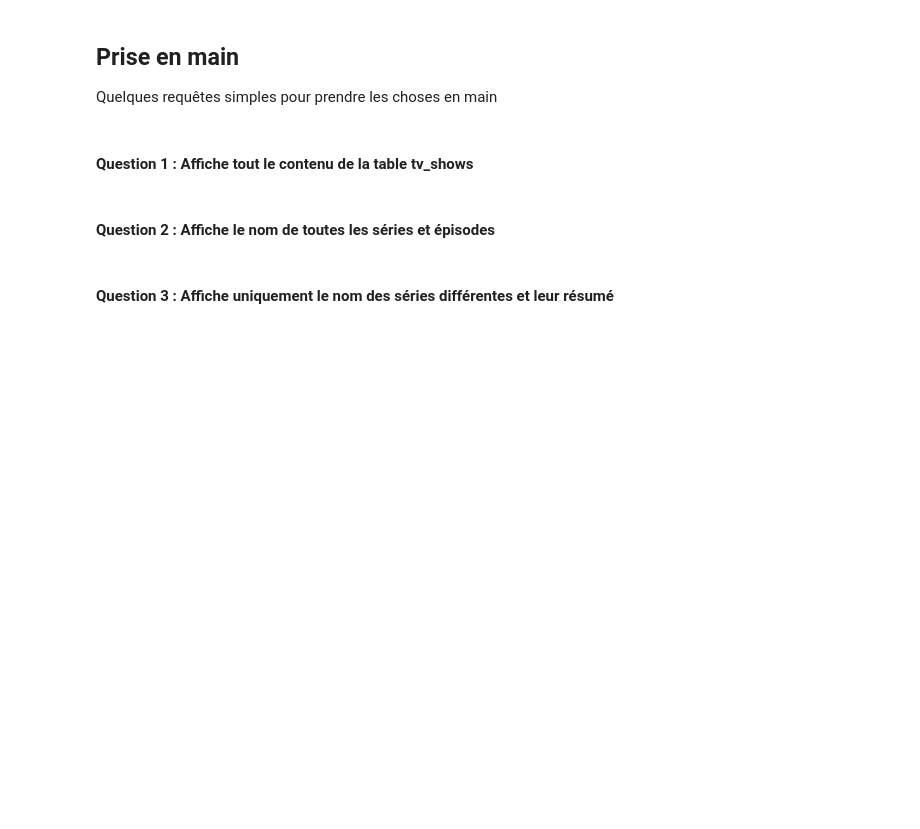
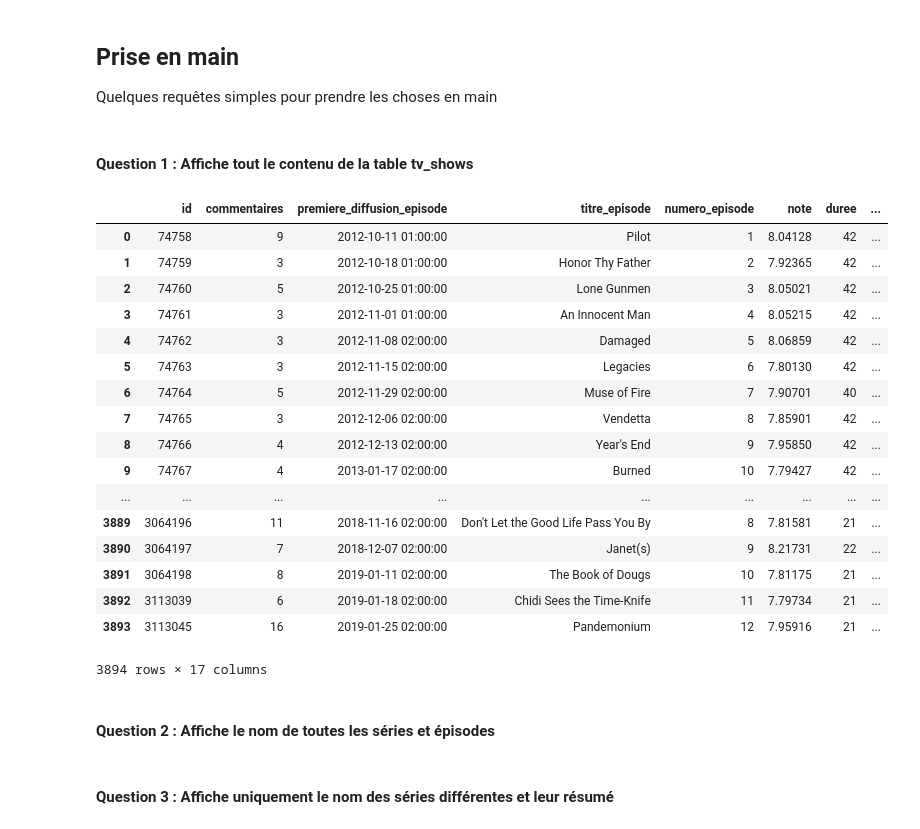
Before and after one commit to LucieBailly/ajc-tvshows, a Jupyter notebook: AJC.ipynb, the cells around one changed output. Cells and saved outputs as stored; diff of their text form; code cells hidden in the pictures; blank space fills up the shorter version.

```diff
--- a/AJC.ipynb
+++ b/AJC.ipynb
@@ -33,12 +26,33 @@ Quelques requêtes simples pour prendre les choses en main
 # %% [markdown]
 #### Question 1 : Affiche tout le contenu de la table tv_shows
 # %%
-execute_requete("""
+q = """
 
 SELECT
    ??
 FROM tv_shows
 
-    """)
+    """
+
+p.read_sql(q, conn)
+# %% [output]
+|  | id | commentaires | premiere_diffusion_episode | titre_episode | numero_episode | note | duree | ... |
+| 0 | 74758 | 9 | 2012-10-11 01:00:00 | Pilot | 1 | 8.04128 | 42 | ... |
+| 1 | 74759 | 3 | 2012-10-18 01:00:00 | Honor Thy Father | 2 | 7.92365 | 42 | ... |
+| 2 | 74760 | 5 | 2012-10-25 01:00:00 | Lone Gunmen | 3 | 8.05021 | 42 | ... |
+| 3 | 74761 | 3 | 2012-11-01 01:00:00 | An Innocent Man | 4 | 8.05215 | 42 | ... |
+| 4 | 74762 | 3 | 2012-11-08 02:00:00 | Damaged | 5 | 8.06859 | 42 | ... |
+| 5 | 74763 | 3 | 2012-11-15 02:00:00 | Legacies | 6 | 7.80130 | 42 | ... |
+| 6 | 74764 | 5 | 2012-11-29 02:00:00 | Muse of Fire | 7 | 7.90701 | 40 | ... |
+| 7 | 74765 | 3 | 2012-12-06 02:00:00 | Vendetta | 8 | 7.85901 | 42 | ... |
+| 8 | 74766 | 4 | 2012-12-13 02:00:00 | Year's End | 9 | 7.95850 | 42 | ... |
+| 9 | 74767 | 4 | 2013-01-17 02:00:00 | Burned | 10 | 7.79427 | 42 | ... |
+| ... | ... | ... | ... | ... | ... | ... | ... | ... |
+| 3889 | 3064196 | 11 | 2018-11-16 02:00:00 | Don't Let the Good Life Pass You By | 8 | 7.81581 | 21 | ... |
+| 3890 | 3064197 | 7 | 2018-12-07 02:00:00 | Janet(s) | 9 | 8.21731 | 22 | ... |
+| 3891 | 3064198 | 8 | 2019-01-11 02:00:00 | The Book of Dougs | 10 | 7.81175 | 21 | ... |
+| 3892 | 3113039 | 6 | 2019-01-18 02:00:00 | Chidi Sees the Time-Knife | 11 | 7.79734 | 21 | ... |
+| 3893 | 3113045 | 16 | 2019-01-25 02:00:00 | Pandemonium | 12 | 7.95916 | 21 | ... |
+3894 rows × 17 columns
 # %% [markdown]
 #### Question 2 : Affiche le nom de toutes les séries et épisodes
```
Also changed, not shown: parts of 28 cells of this notebook.
